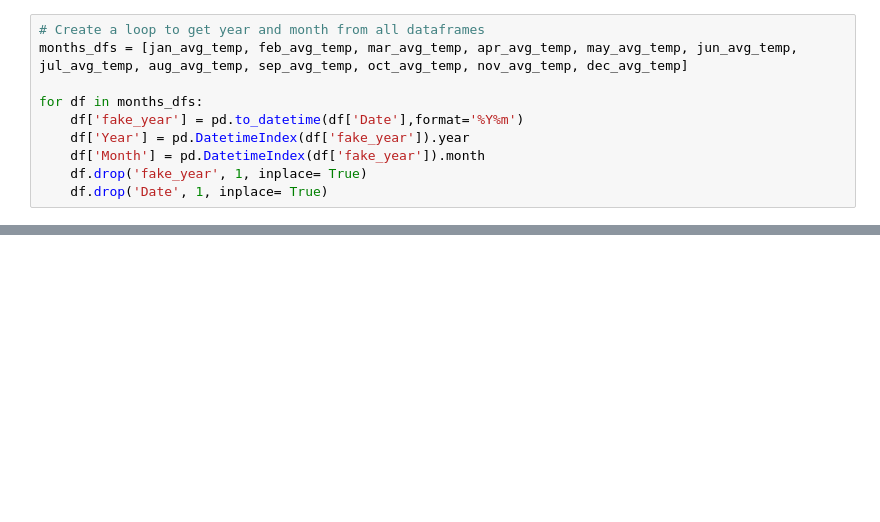
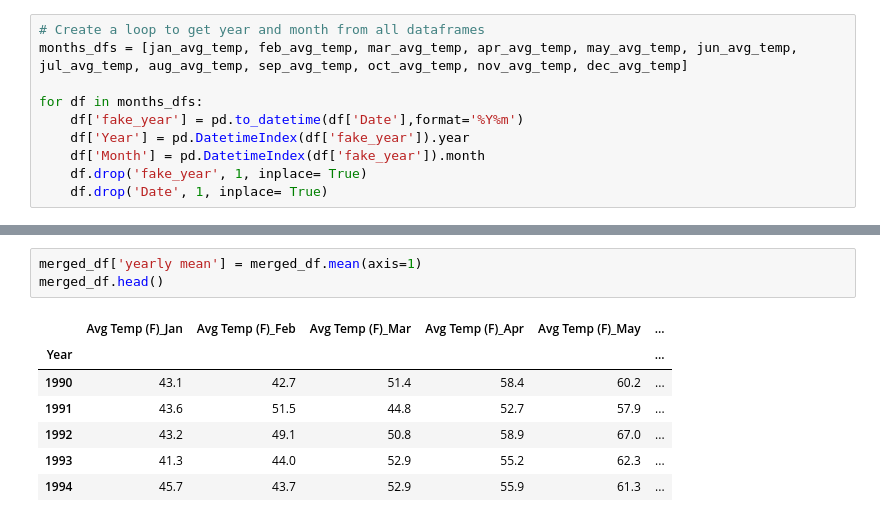
Before and after one commit to roborgain1/California-Wildfires-and-Climate-Change, a Jupyter notebook: EL_tempdata.ipynb, the cells around one changed output, grey strips where cells are left out. Drawn from its saved outputs; the diff is of its cells as text; blank space fills up the shorter version.

```diff
--- a/EL_tempdata.ipynb
+++ b/EL_tempdata.ipynb
@@ -70,0 +82,11 @@ for df in months_dfs:
+# %%
+merged_df['yearly mean'] = merged_df.mean(axis=1)
+merged_df.head()
+# %% [output]
+|  | Avg Temp (F)_Jan | Avg Temp (F)_Feb | Avg Temp (F)_Mar | Avg Temp (F)_Apr | Avg Temp (F)_May | ... |
+| Year |  |  |  |  |  | ... |
+| 1990 | 43.1 | 42.7 | 51.4 | 58.4 | 60.2 | ... |
+| 1991 | 43.6 | 51.5 | 44.8 | 52.7 | 57.9 | ... |
+| 1992 | 43.2 | 49.1 | 50.8 | 58.9 | 67.0 | ... |
+| 1993 | 41.3 | 44.0 | 52.9 | 55.2 | 62.3 | ... |
+| 1994 | 45.7 | 43.7 | 52.9 | 55.9 | 61.3 | ... |
```
Also changed, not shown: parts of 13 cells of this notebook.
